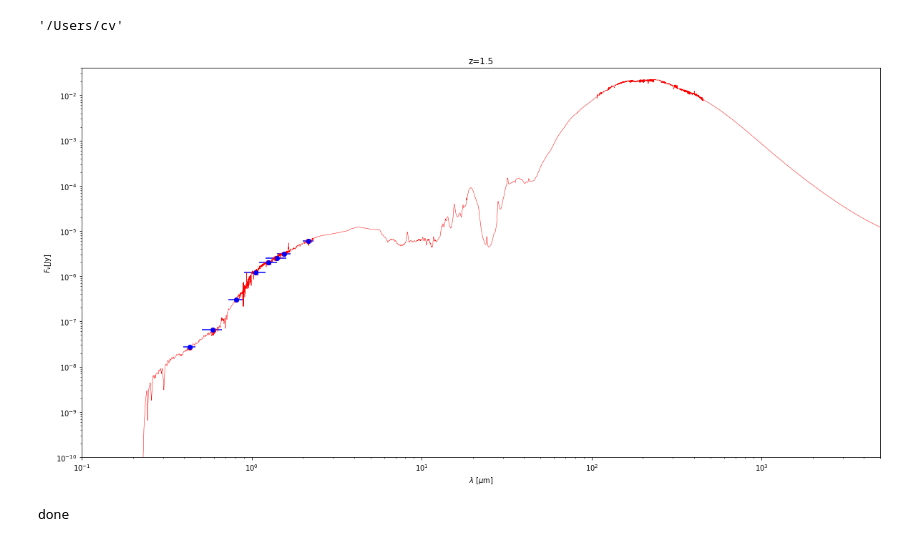
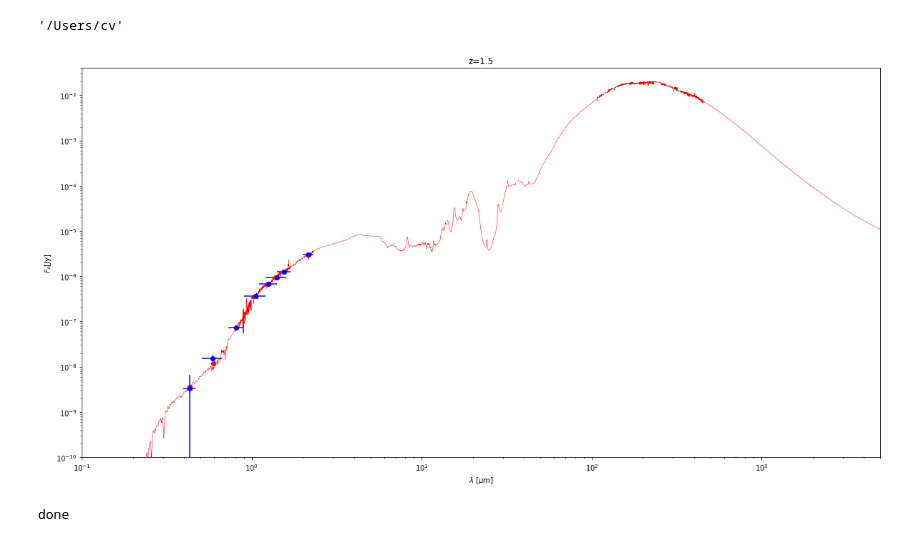
Before and after one commit to cpvargas/sed_research, a Jupyter notebook: library_prototype-2-main.ipynb, the cells around one changed output. Drawn from its saved outputs; the diff is of its cells as text; code cells hidden in the pictures.

Commit message:
Add accurate test on extinction

```diff
--- a/library_prototype-2-main.ipynb
+++ b/library_prototype-2-main.ipynb
@@ -61,12 +63,12 @@ class sed(object):
             self.filters[Filter]["lam"] = lam*1e-4
             self.filters[Filter]["trans"] = trans
 
-    def extinction(self,Av=1.0,Rv=5.0,applytotemp=True):
+    def extinction(self,Av=1.0,Rv=5.5,applytotemp=True):
         """
         Applies calzetti00 extinction to nuLnu and
         it gives the option for the template
         """
-        wave = mysed.lam*1e4
+        wave = self.lam*1e4
         ext = extinction.calzetti00(wave,Av,Rv)
 
         #Code is giving negative values below 0.001
@@ -249,31 +255,32 @@ mysed.export_template(filename,folder)
 # %%
 z = 1.5
 mysed = sed(parfile,tempfile)
+mysed.extinction()
 mysed.redshift(z)
 mysed.photometry()
 
 ax = plt.subplot(111)
 ax.set_xscale("log", nonposx='clip')
 ax.set_yscale("log", nonposy='clip')
 
 plt.errorbar(mysed.lam_c, mysed.phot, xerr=mysed.lam_err, yerr=mysed.phot_err,fmt="bo",ecolor="blue")
 plt.plot(mysed.lam_eff, mysed.phot_c, "ro")
 mysed.plot_sed(scale="normal",color="red")
 #plt.plot(mysed.lam_eff,mysed.phot_c,"ro")
 
 #test
 #plt.errorbar(lam_c,phot_test,yerr=phot_err_test,fmt="co")
 
 #mysed.plot_filters(1e-8)
 plt.ylim(1e-10,4e-2)
 plt.xlim(1e-1,5e3)
 #plt.legend(loc="lower right")
 
 
 
 plt.show()
 # %% [output]
-[figure, old version]
+[figure, new version]
 # %%
 #Translation from name to filters on EAZY FILTER.RES
 eazyfolder = home + "/eazy-photoz"
```
Also changed, not shown: parts of 10 cells of this notebook.
